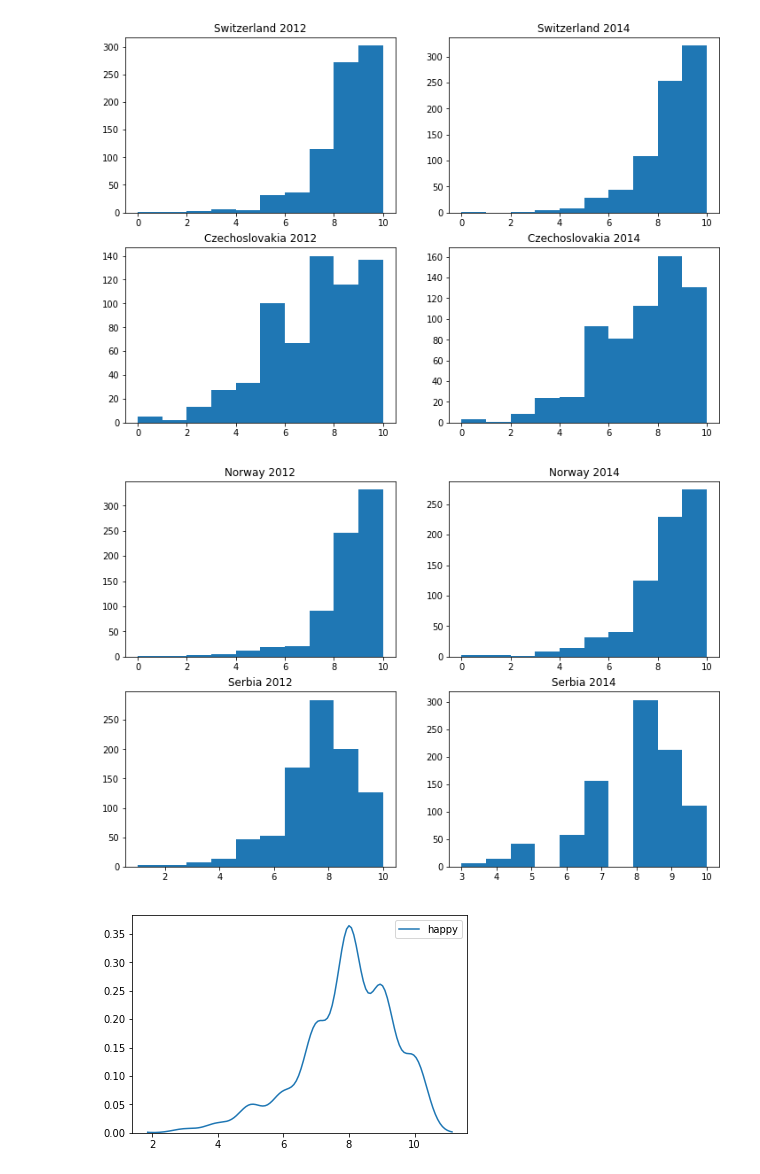
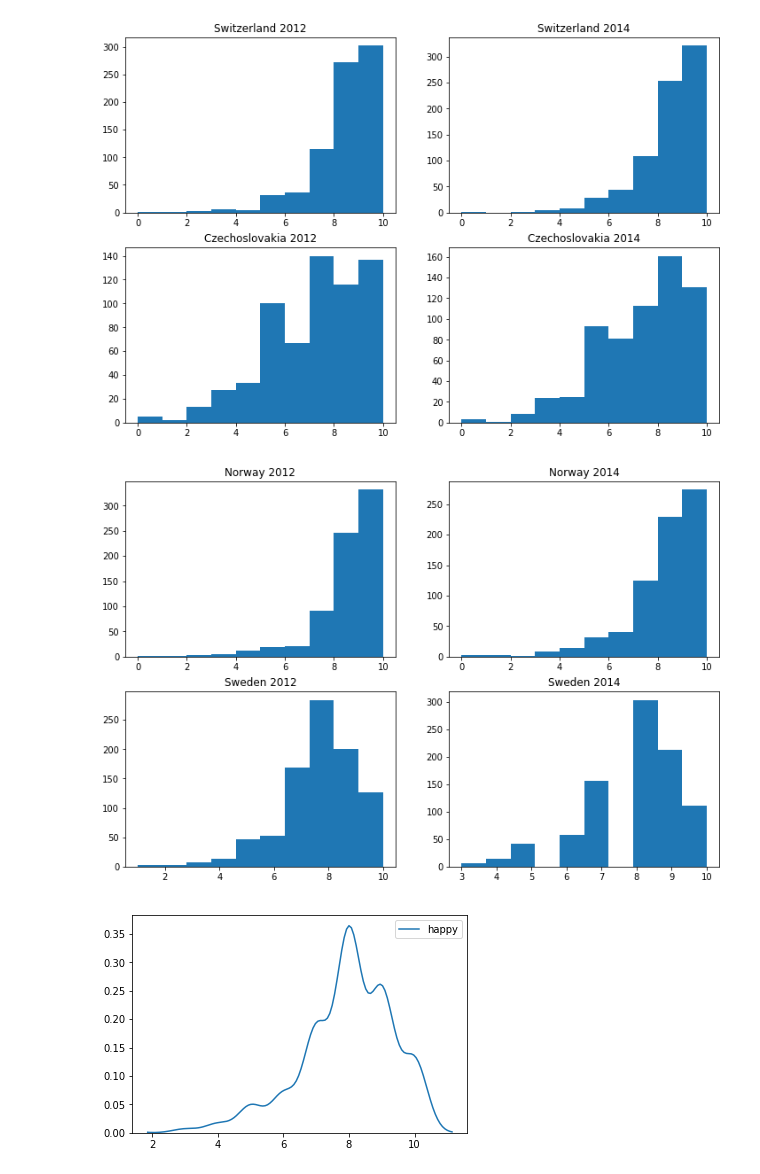
Before and after one commit to Begecky/Thinkful_Materials, a Jupyter notebook: Unit_5/5.5.4_Challenge.ipynb, the cells around one changed output. Saved outputs shown, nothing was run; the diff lists cells and outputs as text; code cells hidden in the pictures.

```diff
--- a/Unit_5/5.5.4_Challenge.ipynb
+++ b/Unit_5/5.5.4_Challenge.ipynb
@@ -11,7 +11,7 @@ df = pd.read_csv('ESS_data.csv')
 # Creating a few dataframes with the data separated by country:
 
 spain = df.loc[df['cntry'] == 'ES']
-serbia = df.loc[df['cntry'] == 'SE']
+sweden = df.loc[df['cntry'] == 'SE']
 swiss = df.loc[df['cntry'] == 'CH']
 norway = df.loc[df['cntry'] == 'NO']
 czech = df.loc[df['cntry'] == 'CZ']
@@ -218,17 +220,17 @@ plt.show()
 # %%
 fig, ((ax1, ax2), (ax3, ax4)) = plt.subplots(2, 2, figsize = (12, 8))
 
 ax1.hist(norway.loc[norway['year'] == 6, 'happy'])
 ax1.set_title('Norway 2012')
 ax2.hist(norway.loc[norway['year'] == 7, 'happy'])
 ax2.set_title('Norway 2014')
 
-ax3.hist(serbia.loc[serbia['year'] == 6, 'happy'])
-ax3.set_title('Serbia 2012')
-ax4.hist(serbia.loc[serbia['year'] == 7, 'happy'])
-ax4.set_title('Serbia 2014')
+ax3.hist(sweden.loc[sweden['year'] == 6, 'happy'])
+ax3.set_title('Sweden 2012')
+ax4.hist(sweden.loc[sweden['year'] == 7, 'happy'])
+ax4.set_title('Sweden 2014')
 
 plt.show()
 # %% [output]
-[figure, old version]
+[figure, new version]
 # %%
```
Also changed, not shown: parts of 26 cells of this notebook, 1 other file.
